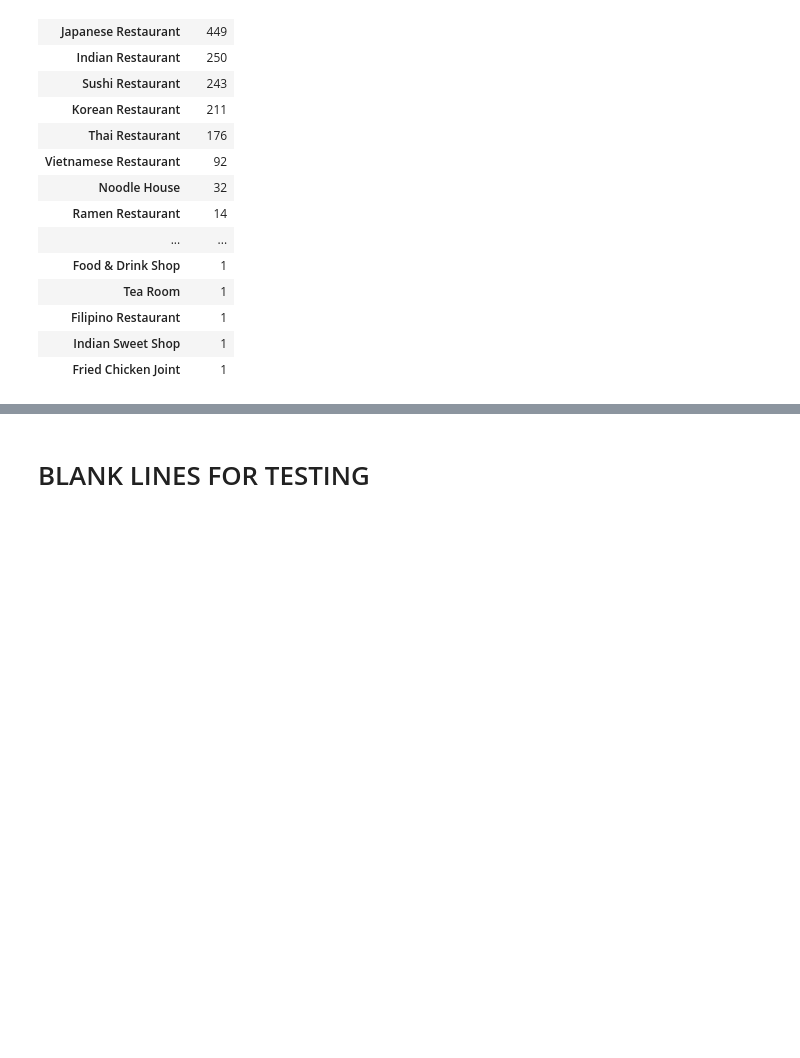
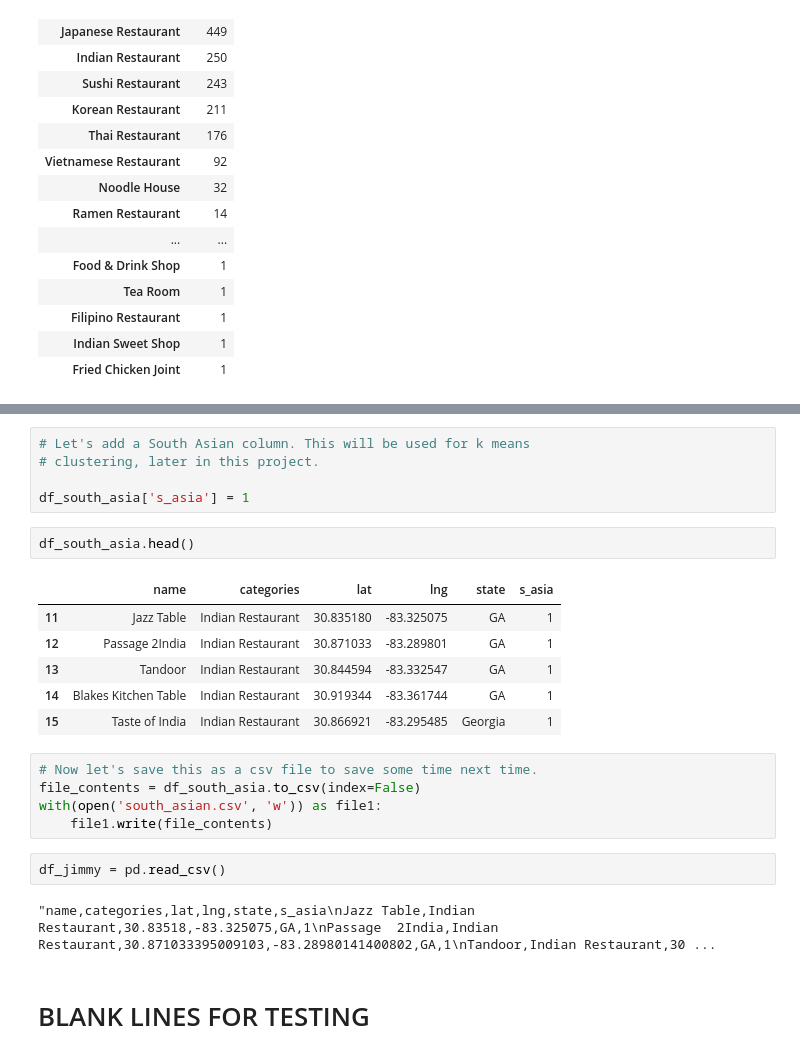
Before and after one commit to JamesDCage/Final-Week-0, a Jupyter notebook: Extracting_Data_from_Foursquare.ipynb, the cells around one changed output, grey strips where cells are left out. Saved outputs shown, nothing was run; the diff lists cells and outputs as text; blank space fills up the shorter version.

```diff
--- a/Extracting_Data_from_Foursquare.ipynb
+++ b/Extracting_Data_from_Foursquare.ipynb
@@ -571,2 +650,25 @@ df_georgia[['categories','name']].groupby('categories').count()\
+# %%
+# Let's add a South Asian column. This will be used for k means
+# clustering, later in this project.
+
+df_south_asia['s_asia'] = 1
+# %%
+df_south_asia.head()
+# %% [output]
+|  | name | categories | lat | lng | state | s_asia |
+| 11 | Jazz Table | Indian Restaurant | 30.835180 | -83.325075 | GA | 1 |
+| 12 | Passage 2India | Indian Restaurant | 30.871033 | -83.289801 | GA | 1 |
+| 13 | Tandoor | Indian Restaurant | 30.844594 | -83.332547 | GA | 1 |
+| 14 | Blakes Kitchen Table | Indian Restaurant | 30.919344 | -83.361744 | GA | 1 |
+| 15 | Taste of India | Indian Restaurant | 30.866921 | -83.295485 | Georgia | 1 |
+# %%
+# Now let's save this as a csv file to save some time next time.
+file_contents = df_south_asia.to_csv(index=False)
+with(open('south_asian.csv', 'w')) as file1:
+    file1.write(file_contents)
+# %%
+df_jimmy = pd.read_csv()
+# %% [output]
+"name,categories,lat,lng,state,s_asia\nJazz Table,Indian Restaurant,30.83518,-83.325075,GA,1\nPassage  2India,Indian Restaurant,30.871033395009103,-83.28980141400802,GA,1\nTandoor,Indian Restaurant,30 ...
 # %% [markdown]
 # BLANK LINES FOR TESTING
```
Also changed, not shown: parts of 13 cells of this notebook, 1 other file.
